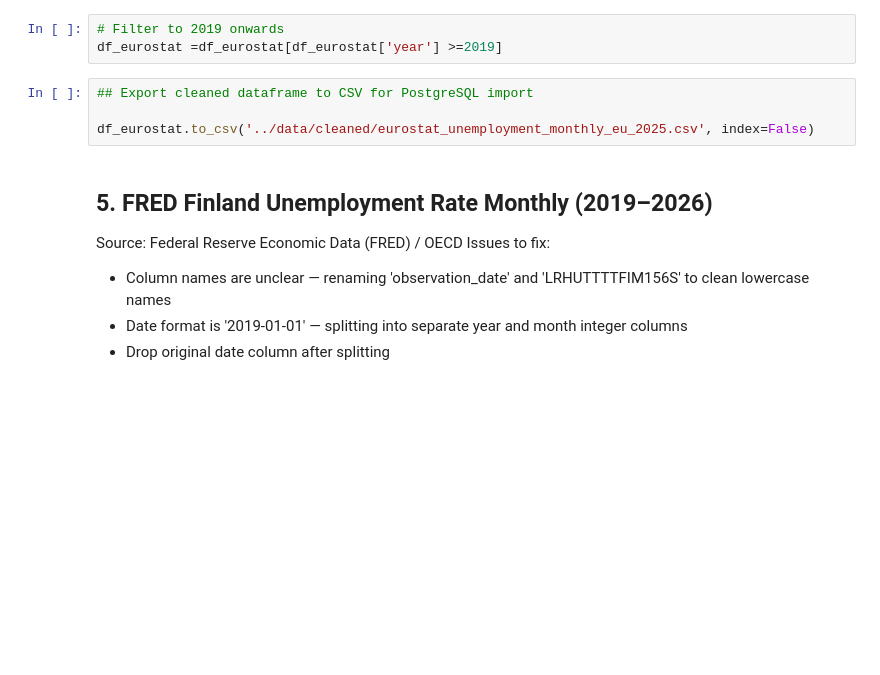
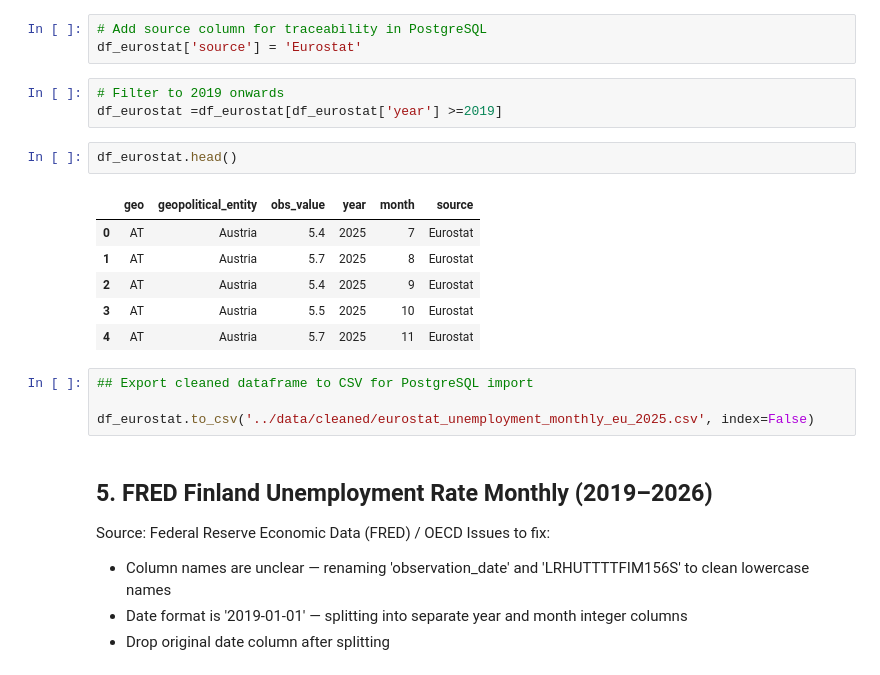
Before and after one commit to shreyakhetani/finland-labor-market-gig-shift-2019-2026, a Jupyter notebook: Scripts/Clean_data.ipynb, the cells around one changed output. Saved outputs shown, nothing was run; the diff lists cells and outputs as text; blank space fills up the shorter version.

Commit message:
Updated clean_data.ipynb
-Added source column in Eurostat Unemployment Monthly data

```diff
--- a/Scripts/Clean_data.ipynb
+++ b/Scripts/Clean_data.ipynb
@@ -305,9 +306,21 @@ df_eurostat['month'] = df_eurostat['time_period'].str[5:].astype(int)
 # %%
 ## Drop time_period column
 df_eurostat = df_eurostat.drop(columns = 'time_period')
+# %%
+# Add source column for traceability in PostgreSQL
+df_eurostat['source'] = 'Eurostat'
 # %%
 # Filter to 2019 onwards
 df_eurostat =df_eurostat[df_eurostat['year'] >=2019]
+# %%
+df_eurostat.head()
+# %% [output]
+|  | geo | geopolitical_entity | obs_value | year | month | source |
+| 0 | AT | Austria | 5.4 | 2025 | 7 | Eurostat |
+| 1 | AT | Austria | 5.7 | 2025 | 8 | Eurostat |
+| 2 | AT | Austria | 5.4 | 2025 | 9 | Eurostat |
+| 3 | AT | Austria | 5.5 | 2025 | 10 | Eurostat |
+| 4 | AT | Austria | 5.7 | 2025 | 11 | Eurostat |
 # %%
 ## Export cleaned dataframe to CSV for PostgreSQL import
 
```
Also changed, not shown: parts of 1 cell of this notebook, 1 other file.
